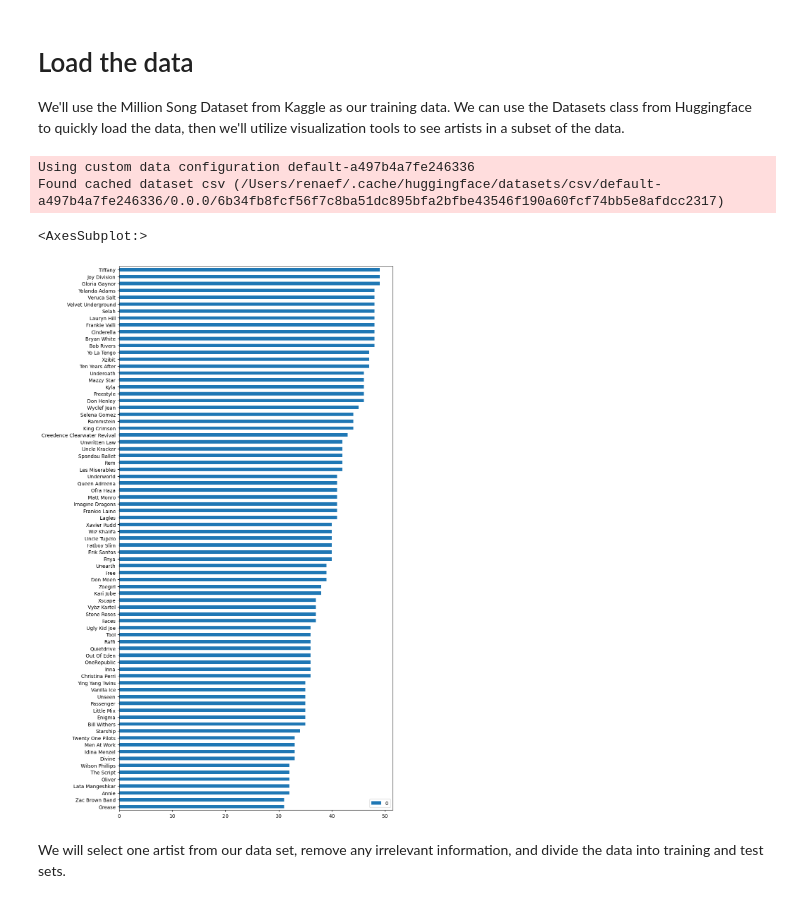
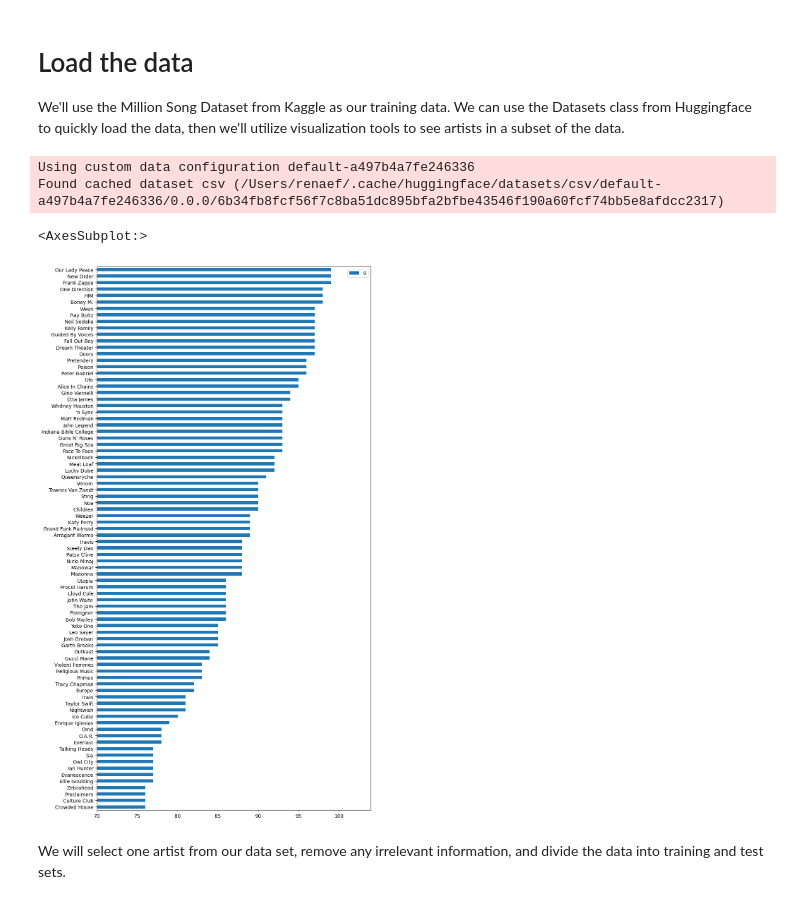
Before and after one commit to rfishe02/mlapp-demo, a Jupyter notebook: model.ipynb, the cells around one changed output. Cells and saved outputs as stored; diff of their text form; code cells hidden in the pictures.

```diff
--- a/model.ipynb
+++ b/model.ipynb
@@ -15,24 +15,24 @@ We'll use the Million Song Dataset from Kaggle as our training data. We can use
 # %%
 # Load the data and discard the dictionary wrapper.
 dataset = load_dataset("csv", data_files="./data/spotify_millsongdata.csv")['train']
 
 # Count how many times each artist appears in the data.
 artist_counts = Counter(dataset['artist'])
 
 # Choose artists with fewer than 50 and more than 25 songs.
-filtered_artists = dict(filter(lambda elem: elem[1] < 50 and elem[1] > 30, artist_counts.items()))
+filtered_artists = dict(filter(lambda elem: elem[1] < 100 and elem[1] > 75, artist_counts.items()))
 
 # Create a list of artists sorted by the number of songs they have in the data.
 sorted_artists = dict(sorted(filtered_artists.items(), key=lambda item: item[1]))
 
 # Plot the sorted list of artists.
 df = pandas.DataFrame.from_dict(sorted_artists, orient='index')
-df.plot(kind='barh',figsize=(10, 20))
+df.plot(kind='barh',figsize=(10, 20),xlim= 70)
 # %% [output]
 Using custom data configuration default-a497b4a7fe246336
 Found cached dataset csv (/Users/renaef/.cache/huggingface/datasets/csv/default-a497b4a7fe246336/0.0.0/6b34fb8fcf56f7c8ba51dc895bfa2bfbe43546f190a60fcf74bb5e8afdcc2317)
 <AxesSubplot:>
-[figure, old version]
+[figure, new version]
 # %% [markdown]
 We will select one artist from our data set, remove any irrelevant information, and divide the data into training and test sets.
 # %%
```
Also changed, not shown: parts of 6 cells of this notebook.
